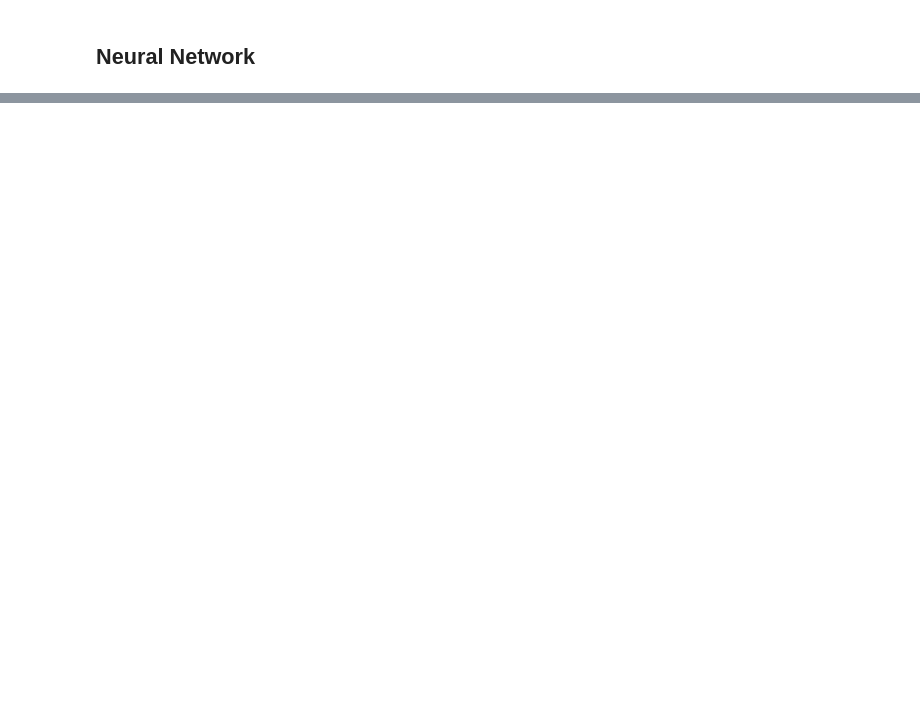
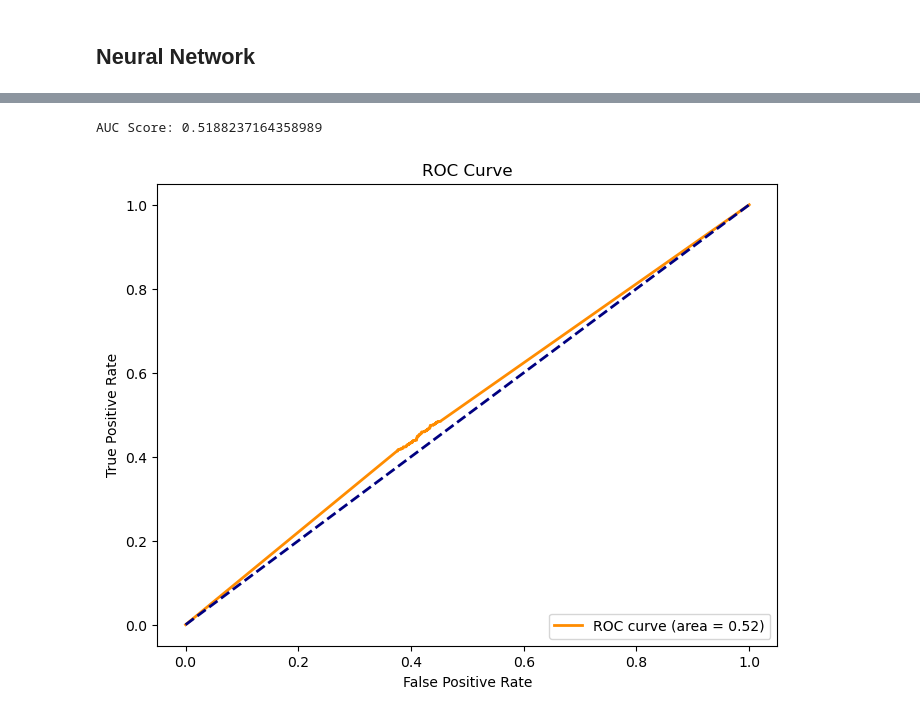
Before and after one commit to alexish4/Preprocessing, a Jupyter notebook: Data_1_Model.ipynb, the cells around one changed output, grey strips where cells are left out. Drawn from its saved outputs; the diff is of its cells as text; code cells hidden in the pictures; blank space fills up the shorter version.

```diff
--- a/Data_1_Model.ipynb
+++ b/Data_1_Model.ipynb
@@ -62,7 +77,7 @@ model = keras.Sequential([
 ])
 model.compile(optimizer='adam', loss='binary_crossentropy', metrics=['accuracy'])
 
-model.fit(X_train, y_train, epochs=15, batch_size=32, validation_split=0.2)
+model.fit(X_train, y_train, epochs=10, batch_size=32, validation_split=0.2)
 
 test_loss, test_accuracy = model.evaluate(X_test, y_test)
 print("Test Accuracy:", test_accuracy)
@@ -74,0 +120,17 @@ model_eval(y_test, y_pred)
+# %%
+nn_fpr, nn_tpr, nn_thresholds = roc_curve(y_test, y_pred_prob)
+nn_roc_auc = auc(nn_fpr, nn_tpr)
+print("AUC Score:", nn_roc_auc)
+# %% [output]
+AUC Score: 0.5188237164358989
+# %%
+plt.figure(figsize=(8, 6))
+plt.plot(nn_fpr, nn_tpr, color='darkorange', lw=2, label='ROC curve (area = %0.2f)' % nn_roc_auc)
+plt.plot([0, 1], [0, 1], color='navy', lw=2, linestyle='--')
+plt.xlabel('False Positive Rate')
+plt.ylabel('True Positive Rate')
+plt.title('ROC Curve')
+plt.legend(loc="lower right")
+plt.show()
+# %% [output]
+[figure, added]
```
Also changed, not shown: parts of 6 cells of this notebook.
